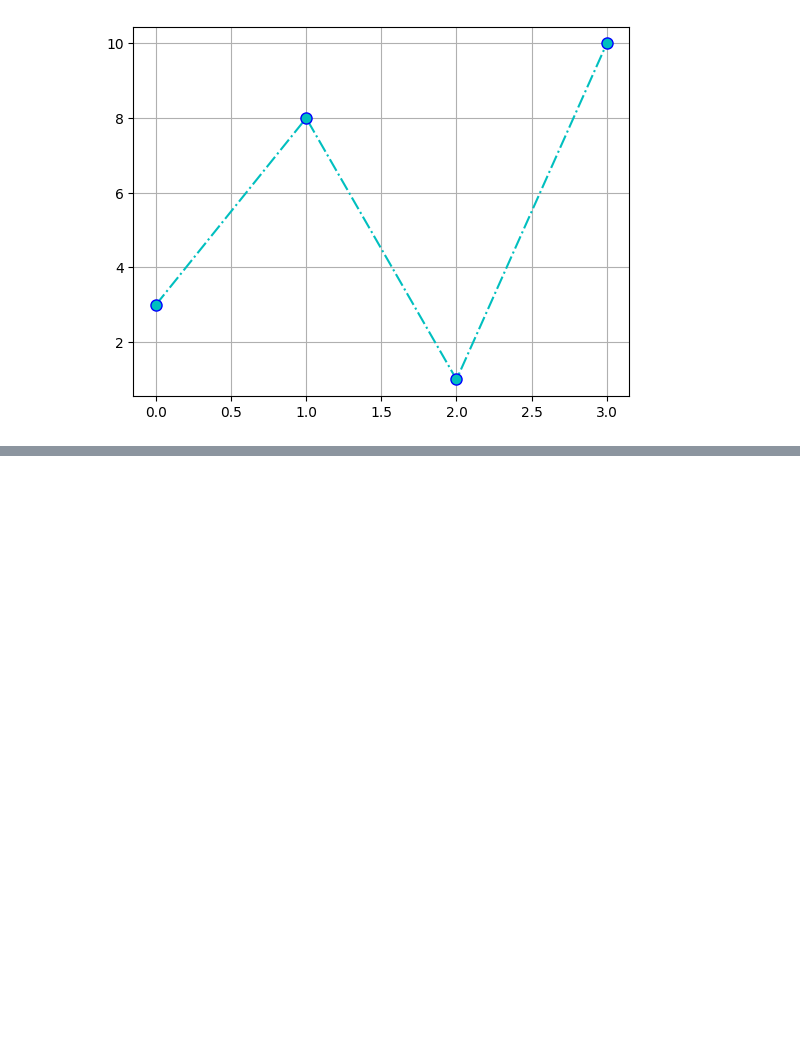
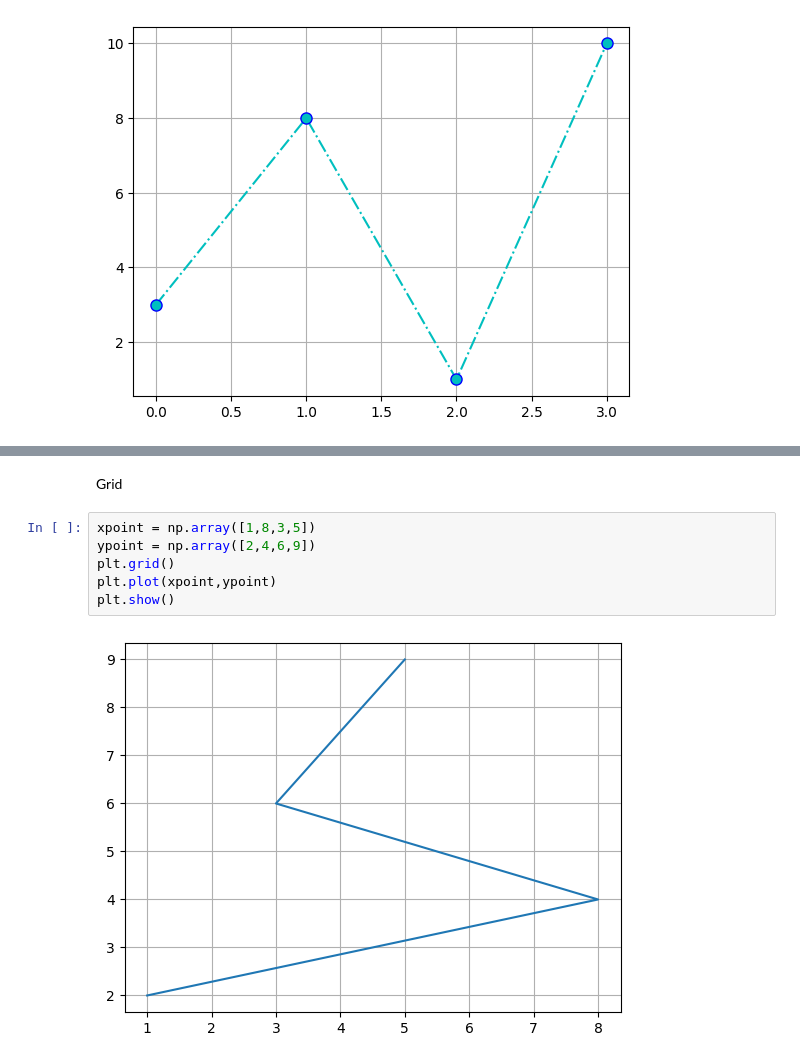
Before and after one commit to Innovatewithapple/NumpyNotebook, a Jupyter notebook: MatplotLib.ipynb, the cells around one changed output, grey strips where cells are left out. Cells and saved outputs as stored; diff of their text form; blank space fills up the shorter version.

```diff
--- a/MatplotLib.ipynb
+++ b/MatplotLib.ipynb
@@ -76,0 +89,10 @@ plt.show()
+# %% [markdown]
+Grid
+# %%
+xpoint = np.array([1,8,3,5])
+ypoint = np.array([2,4,6,9])
+plt.grid()
+plt.plot(xpoint,ypoint)
+plt.show()
+# %% [output]
+[figure, added]
```
Also changed, not shown: parts of 19 cells of this notebook.
